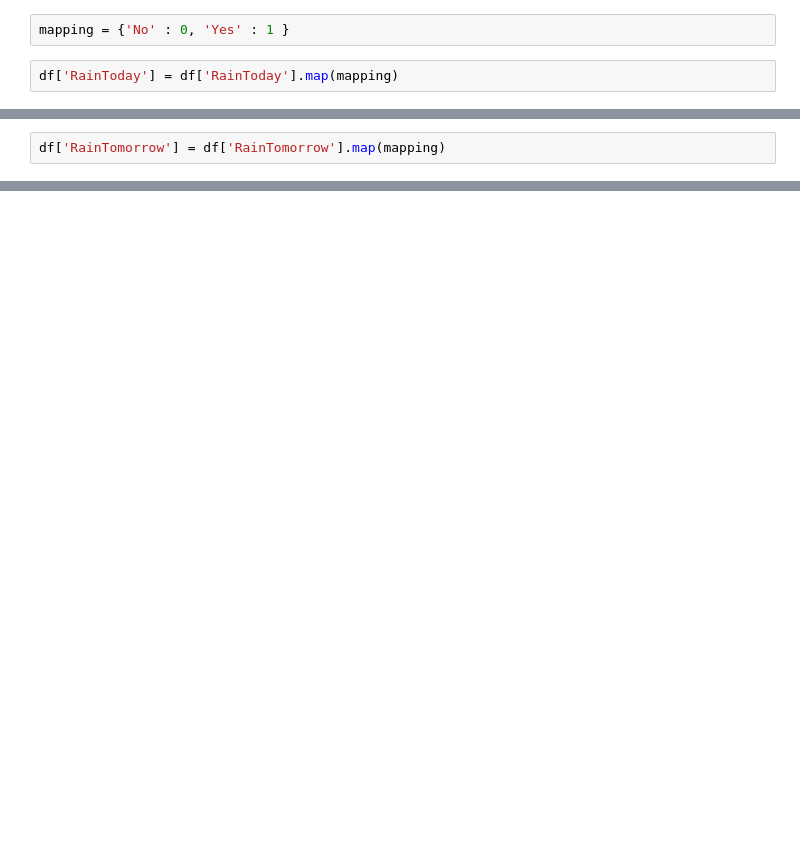
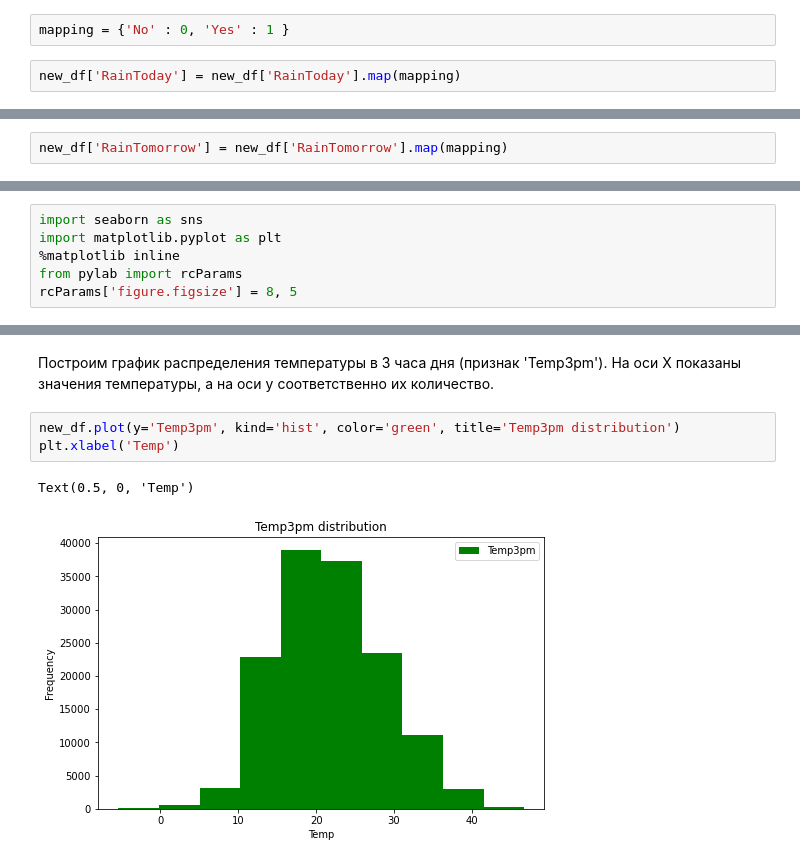
Before and after one commit to Neoxenr/machine-learning, a Jupyter notebook: notebooks/1_preprocessing_and_visualization_weather.ipynb, the cells around one changed output, grey strips where cells are left out. Saved outputs shown, nothing was run; the diff lists cells and outputs as text; blank space fills up the shorter version.

```diff
--- a/notebooks/1_preprocessing_and_visualization_weather.ipynb
+++ b/notebooks/1_preprocessing_and_visualization_weather.ipynb
@@ -188,5 +236,5 @@ Name: RainTomorrow, Length: 62294, dtype: object
 # %%
 mapping = {'No' : 0, 'Yes' : 1 }
 # %%
-df['RainToday'] = df['RainToday'].map(mapping)
+new_df['RainToday'] = new_df['RainToday'].map(mapping)
 # %%
@@ -207,3 +255,3 @@ Name: RainToday, Length: 62294, dtype: int64
 # %%
-df['RainTomorrow'] = df['RainTomorrow'].map(mapping)
+new_df['RainTomorrow'] = new_df['RainTomorrow'].map(mapping)
 # %%
@@ -225,0 +278,6 @@ df.to_csv('weather_preprocessed.csv')
+# %%
+import seaborn as sns
+import matplotlib.pyplot as plt
+%matplotlib inline
+from pylab import rcParams
+rcParams['figure.figsize'] = 8, 5
@@ -225,0 +302,8 @@ df.to_csv('weather_preprocessed.csv')
+# %% [markdown]
+Построим график распределения температуры в 3 часа дня (признак 'Temp3pm'). На оси X показаны значения температуры, а на оси y соответственно их количество.
+# %%
+new_df.plot(y='Temp3pm', kind='hist', color='green', title='Temp3pm distribution')
+plt.xlabel('Temp')
+# %% [output]
+Text(0.5, 0, 'Temp')
+[figure, added]
```
Also changed, not shown: parts of 48 cells of this notebook, 4 other files.
